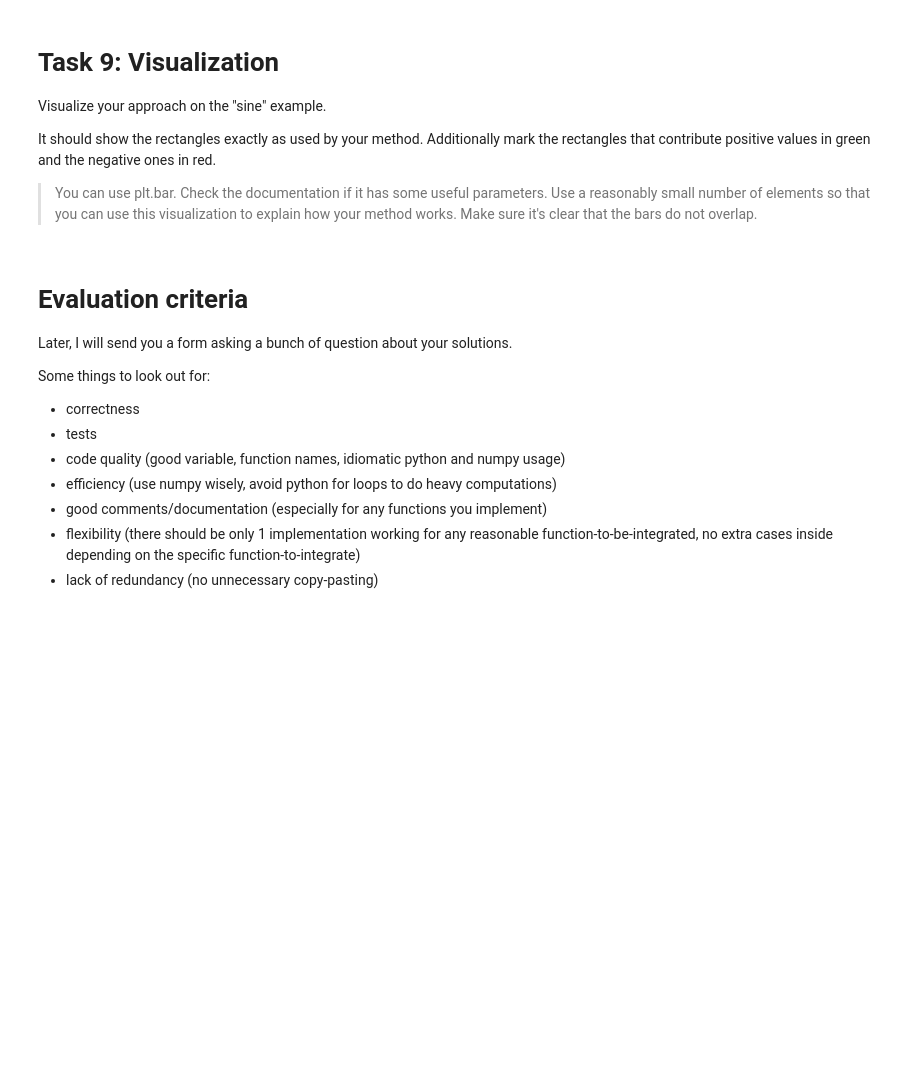
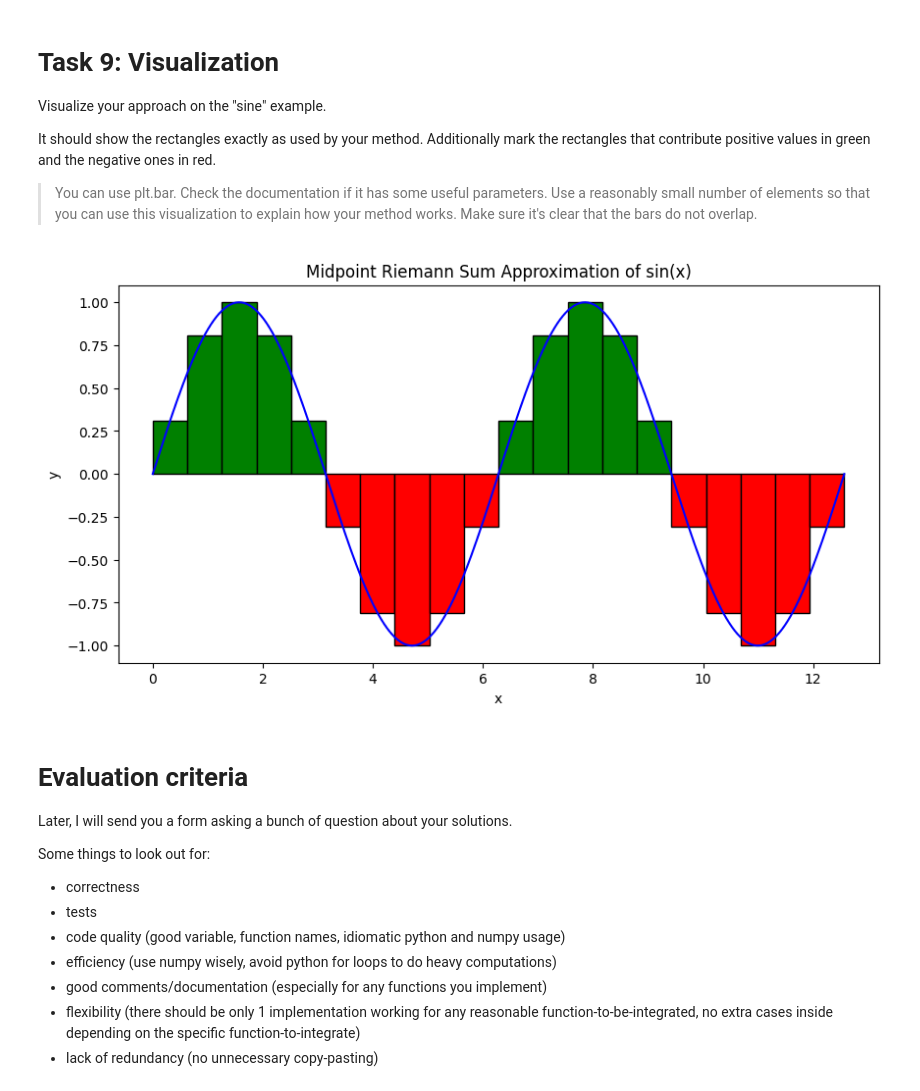
Before and after one commit to LiaIssakov/Portfolio_2025, a Jupyter notebook: Lia_Issakov_HW1.ipynb, the cells around one changed output. Cells and saved outputs as stored; diff of their text form; code cells hidden in the pictures; blank space fills up the shorter version.

```diff
--- a/Lia_Issakov_HW1.ipynb
+++ b/Lia_Issakov_HW1.ipynb
@@ -343,6 +377,33 @@ Visualize your approach on the "sine" example.
 It should show the rectangles exactly as used by your method. Additionally mark the rectangles that contribute positive values in green and the negative ones in red.
 
 > You can use plt.bar. Check the documentation if it has some useful parameters. Use a reasonably small number of elements so that you can use this visualization to explain how your method works. Make sure it's clear that the bars do not overlap.
+# %%
+import matplotlib.pyplot as plt
+
+a = 0
+b = 4 * np.pi
+n = 20
+delta_x = (b - a) / n
+
+x_mid = np.linspace(a + delta_x / 2, b - delta_x / 2, n)
+y_mid = np.sin(x_mid)
+
+colors = ['green' if y >= 0 else 'red' for y in y_mid]
+
+x_curve = np.linspace(a, b, 500)
+y_curve = np.sin(x_curve)
+
+fig, ax = plt.subplots(figsize=(10,5))
+plt.bar(x_mid, y_mid, width=delta_x, color=colors, edgecolor = 'black')
+plt.plot(x_curve, y_curve, color='blue')
+
+plt.xlabel('x')
+plt.ylabel('y')
+plt.title('Midpoint Riemann Sum Approximation of sin(x)')
+
+plt.show()
+# %% [output]
+[figure, added]
 # %% [markdown]
 # Evaluation criteria
 
```
Also changed, not shown: parts of 13 cells of this notebook.
